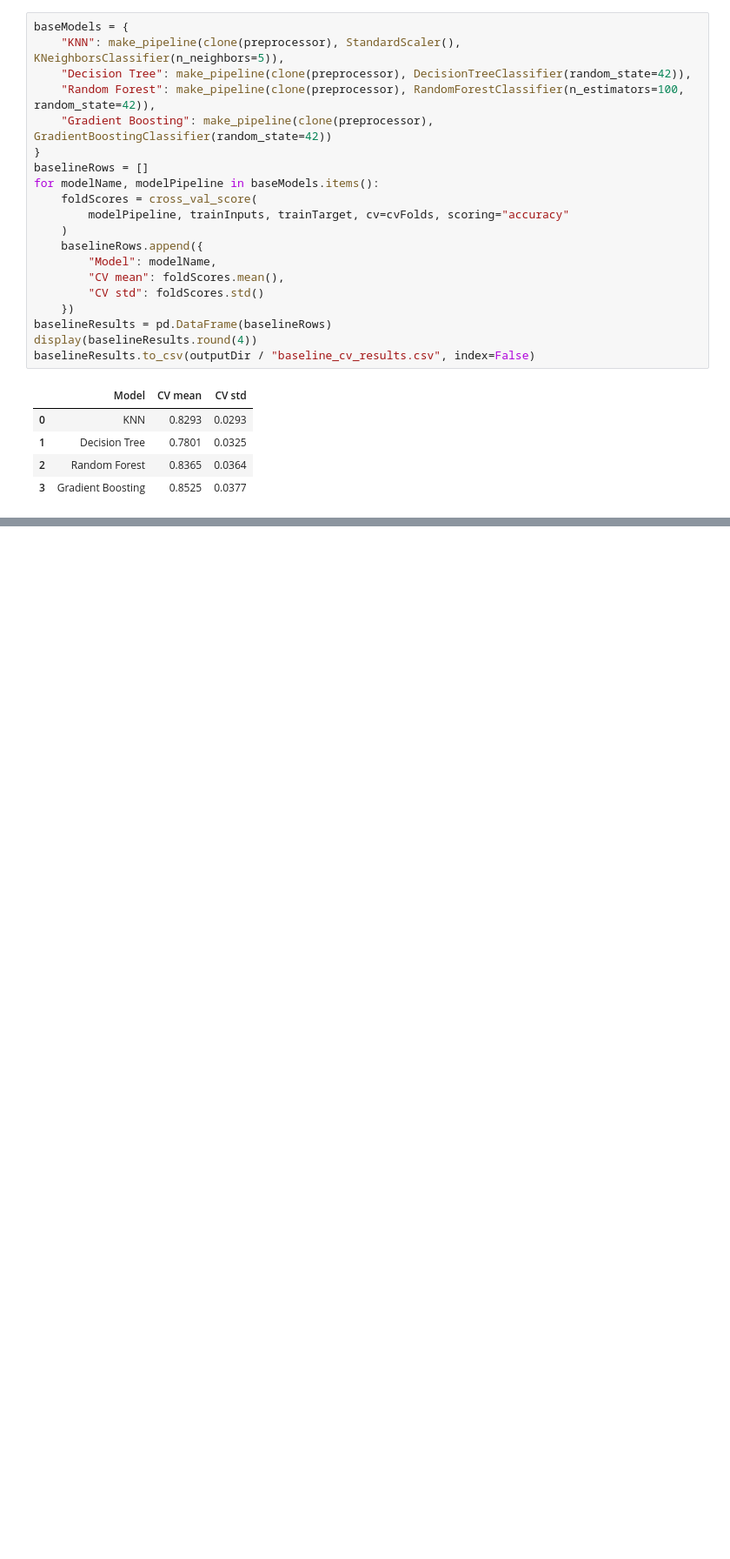
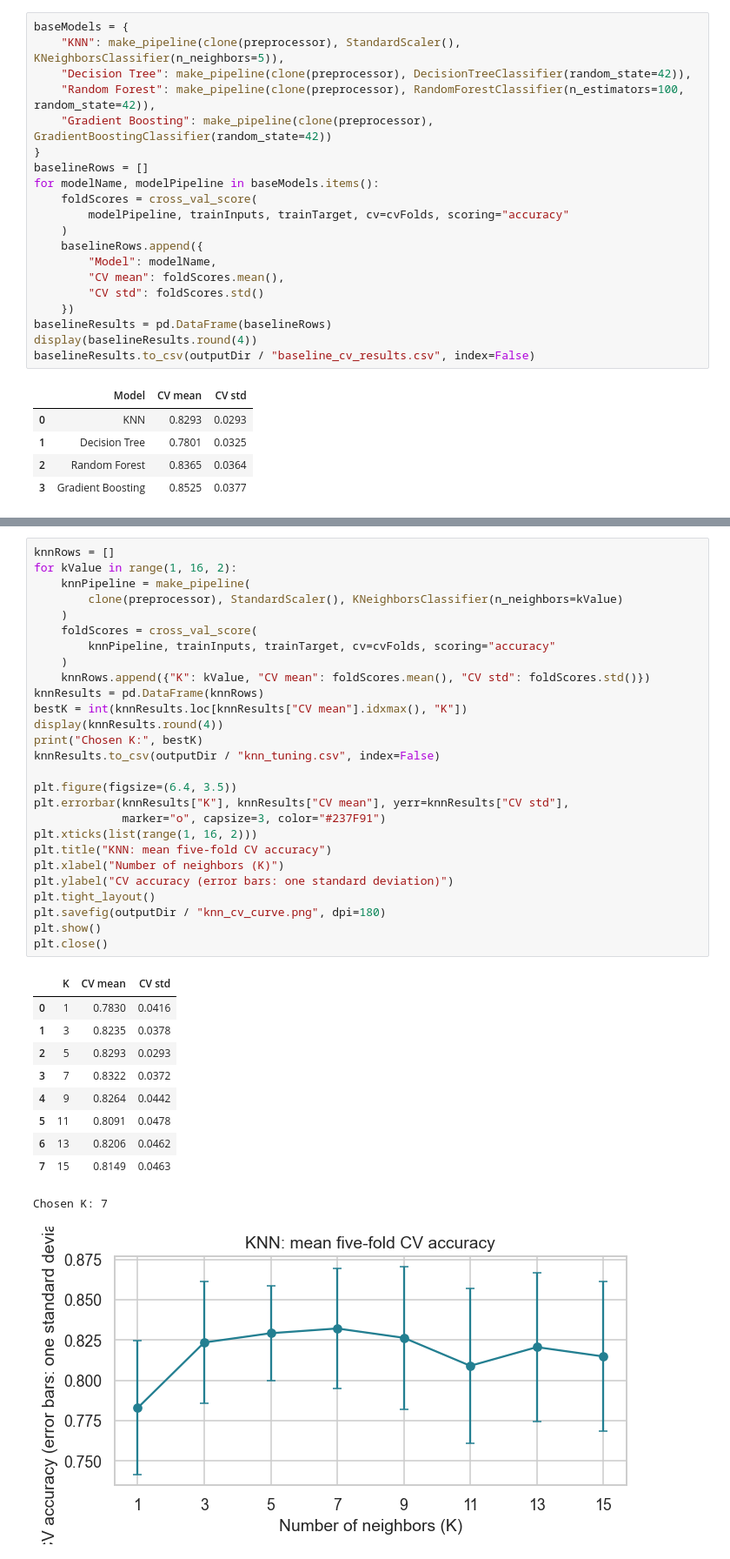
Before and after one commit to fayzliaqat/week4-football-model-comparison, a Jupyter notebook: week4_football_models.ipynb, the cells around one changed output, grey strips where cells are left out. Shown at 87% size. Saved outputs shown, nothing was run; the diff lists cells and outputs as text; blank space fills up the shorter version.

```diff
--- a/week4_football_models.ipynb
+++ b/week4_football_models.ipynb
@@ -262,0 +270,39 @@ baselineResults.to_csv(outputDir / "baseline_cv_results.csv", index=False)
+# %%
+knnRows = []
+for kValue in range(1, 16, 2):
+    knnPipeline = make_pipeline(
+        clone(preprocessor), StandardScaler(), KNeighborsClassifier(n_neighbors=kValue)
+    )
+    foldScores = cross_val_score(
+        knnPipeline, trainInputs, trainTarget, cv=cvFolds, scoring="accuracy"
+    )
+    knnRows.append({"K": kValue, "CV mean": foldScores.mean(), "CV std": foldScores.std()})
+knnResults = pd.DataFrame(knnRows)
+bestK = int(knnResults.loc[knnResults["CV mean"].idxmax(), "K"])
+display(knnResults.round(4))
+print("Chosen K:", bestK)
+knnResults.to_csv(outputDir / "knn_tuning.csv", index=False)
+
+plt.figure(figsize=(6.4, 3.5))
+plt.errorbar(knnResults["K"], knnResults["CV mean"], yerr=knnResults["CV std"],
+             marker="o", capsize=3, color="#237F91")
+plt.xticks(list(range(1, 16, 2)))
+plt.title("KNN: mean five-fold CV accuracy")
+plt.xlabel("Number of neighbors (K)")
+plt.ylabel("CV accuracy (error bars: one standard deviation)")
+plt.tight_layout()
+plt.savefig(outputDir / "knn_cv_curve.png", dpi=180)
+plt.show()
+plt.close()
+# %% [output]
+|  | K | CV mean | CV std |
+| 0 | 1 | 0.7830 | 0.0416 |
+| 1 | 3 | 0.8235 | 0.0378 |
+| 2 | 5 | 0.8293 | 0.0293 |
+| 3 | 7 | 0.8322 | 0.0372 |
+| 4 | 9 | 0.8264 | 0.0442 |
+| 5 | 11 | 0.8091 | 0.0478 |
+| 6 | 13 | 0.8206 | 0.0462 |
+| 7 | 15 | 0.8149 | 0.0463 |
+Chosen K: 7
+[figure, added]
```
Also changed, not shown: parts of 3 cells of this notebook, 4 other files.
